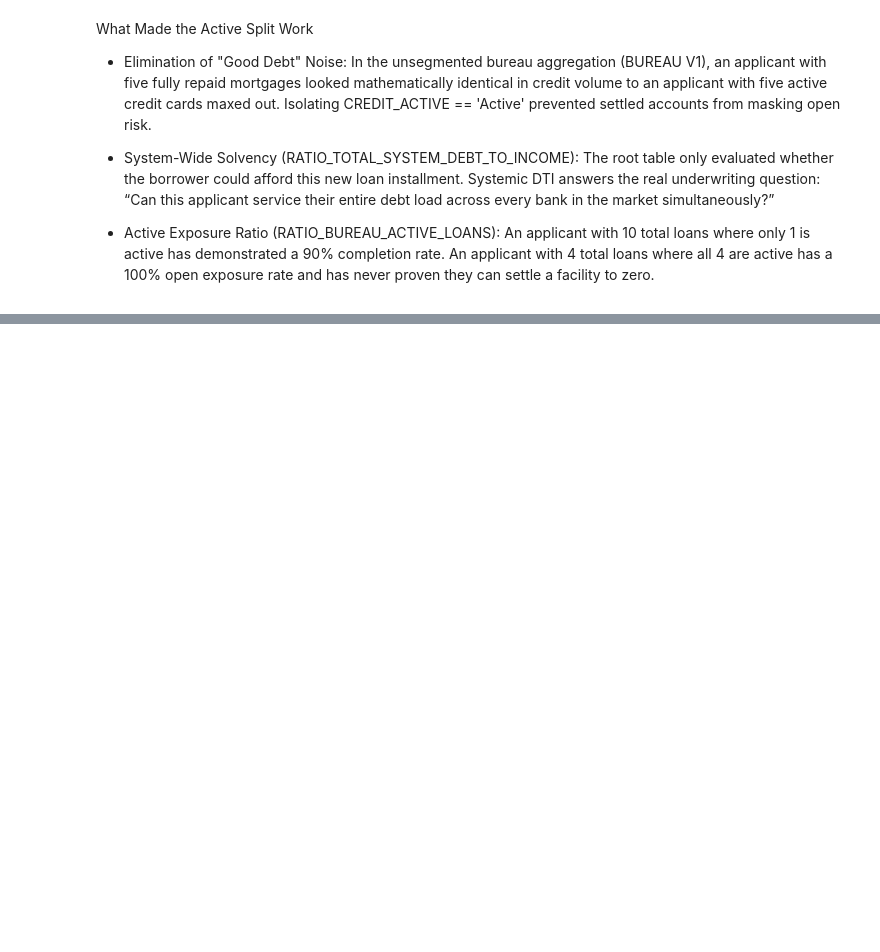
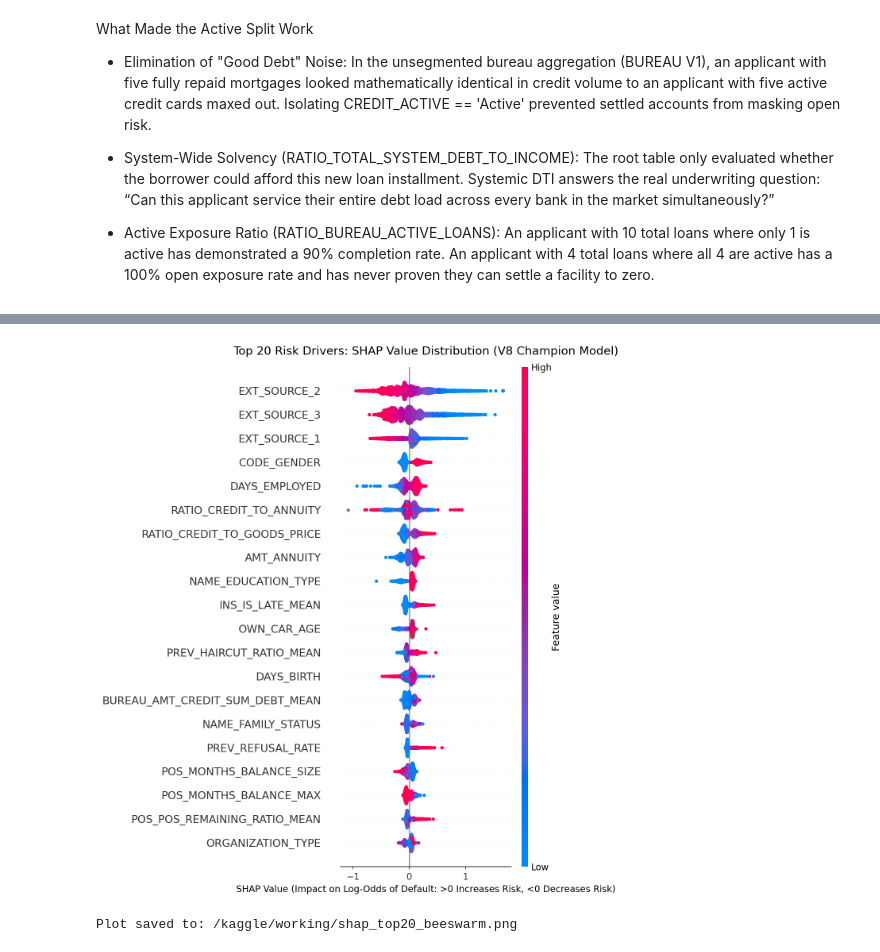
Before and after one commit to harshguptadev/home_credit_risk, a Jupyter notebook: home-credit-scorecard.ipynb, the cells around one changed output, grey strips where cells are left out. Drawn from its saved outputs; the diff is of its cells as text; code cells hidden in the pictures; blank space fills up the shorter version.

Commit message:
Kaggle Notebook | home_credit_scorecard | Version 2

```diff
--- a/home-credit-scorecard.ipynb
+++ b/home-credit-scorecard.ipynb
@@ -772,0 +4993,26 @@ What Made the Active Split Work
+# %%
+import shap
+import matplotlib.pyplot as plt
+
+# 1. Format plot aesthetics
+plt.figure(figsize=(12, 10), dpi=150)
+
+# 2. Render beeswarm summary plot for the top 20 features
+shap.summary_plot(
+    shap_vals_target,
+    X_sample,
+    max_display=20,
+    plot_type="dot",
+    show=False
+)
+
+plt.title("Top 20 Risk Drivers: SHAP Value Distribution (V8 Champion Model)", fontsize=14, pad=15)
+plt.xlabel("SHAP Value (Impact on Log-Odds of Default: >0 Increases Risk, <0 Decreases Risk)", fontsize=11)
+plt.tight_layout()
+plt.savefig('/kaggle/working/shap_top20_beeswarm.png', bbox_inches='tight')
+plt.show()
+
+print("Plot saved to: /kaggle/working/shap_top20_beeswarm.png")
+# %% [output]
+[figure, added]
+Plot saved to: /kaggle/working/shap_top20_beeswarm.png
```
Also changed, not shown: parts of 106 cells of this notebook.
